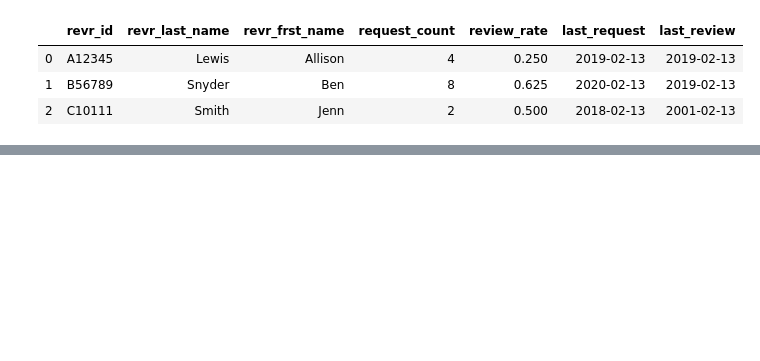
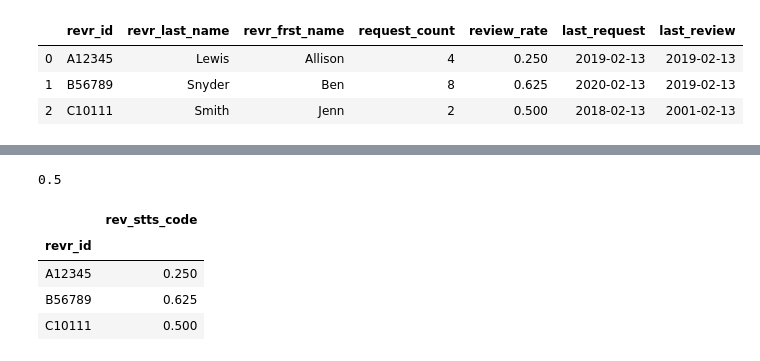
Before and after one commit to johnbensnyder/plots, a Jupyter notebook: groupby_reformatting.ipynb, the cells around one changed output, grey strips where cells are left out. Saved outputs shown, nothing was run; the diff lists cells and outputs as text; code cells hidden in the pictures; blank space fills up the shorter version.

```diff
--- a/groupby_reformatting.ipynb
+++ b/groupby_reformatting.ipynb
@@ -24,0 +117,15 @@ df1
+# %%
+# and then get the proportion by taking the sum and dividing by the length
+(df['rev_stts_code']=='R').astype(int).sum()/len(df['rev_stts_code'])
+# %% [output]
+0.5
+# %%
+# and in the form of a lambda for groupby
+df2 = df.groupby('revr_id').agg({'rev_stts_code': lambda x: (x=='R').astype(int).sum()/len(x)})
+df2
+# %% [output]
+|  | rev_stts_code |
+| revr_id |  |
+| A12345 | 0.250 |
+| B56789 | 0.625 |
+| C10111 | 0.500 |
```
Also changed, not shown: parts of 15 cells of this notebook.
